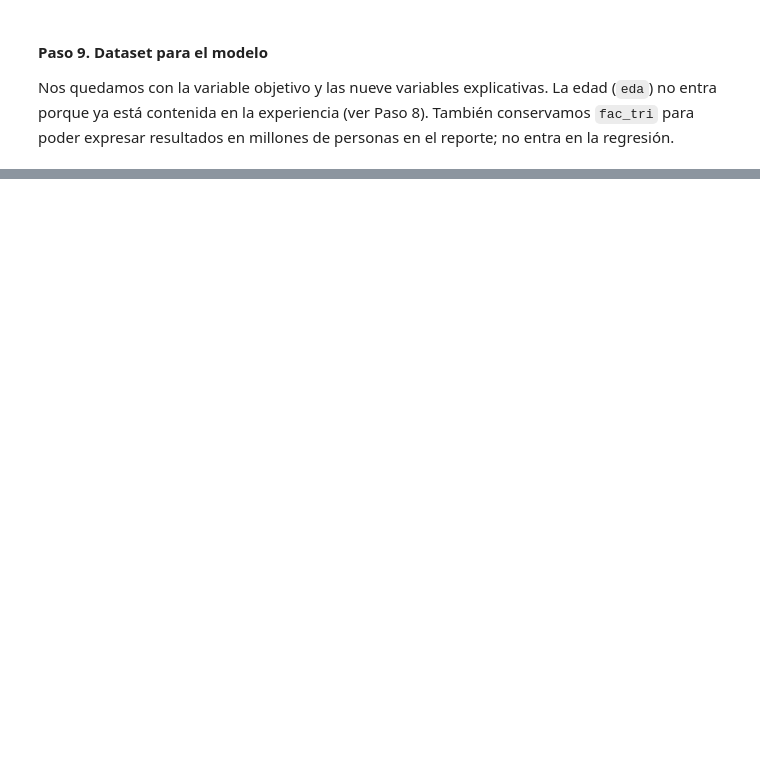
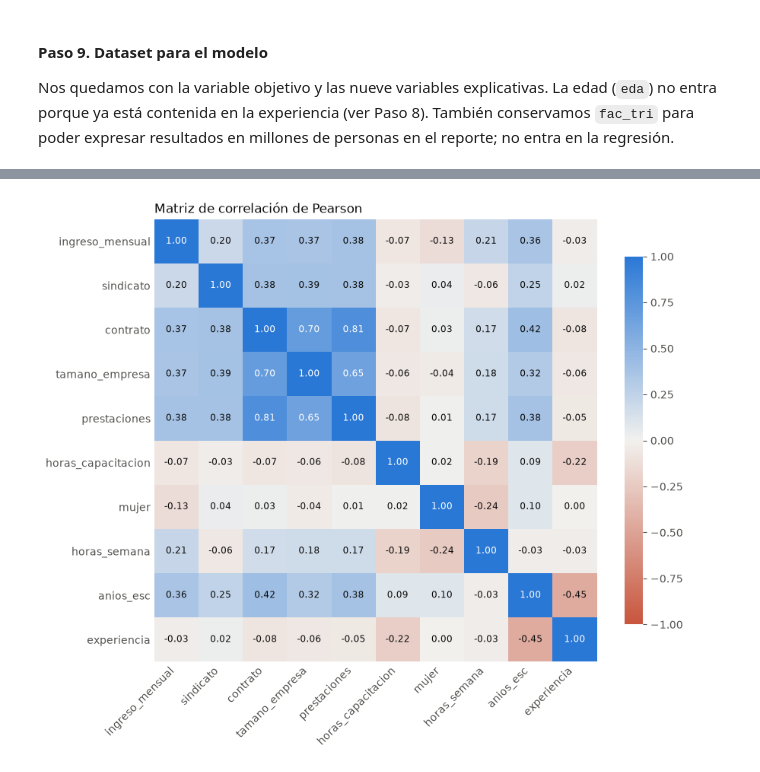
Before and after one commit to lbeltran-dev/Analisis-De-Ingreso-Mensual-En-Mexico-ENOE-2025-T1, a Jupyter notebook: Tarea5_FernandoHernandez_LuisBeltran.ipynb, the cells around one changed output, grey strips where cells are left out. Drawn from its saved outputs; the diff is of its cells as text; code cells hidden in the pictures; blank space fills up the shorter version.

```diff
--- a/Tarea5_FernandoHernandez_LuisBeltran.ipynb
+++ b/Tarea5_FernandoHernandez_LuisBeltran.ipynb
@@ -595,0 +612,34 @@ Dataset del modelo: (78453, 11)
+# %%
+from matplotlib.colors import LinearSegmentedColormap
+
+# Correlación de Pearson (sin fac_tri, que no entra al modelo)
+correlacion = modelo.drop(columns='fac_tri').corr(method='pearson')
+
+# Escala divergente: naranja (negativa) - gris (0) - azul (positiva)
+divergente = LinearSegmentedColormap.from_list('divergente', ['#c8553d', '#f2f1ee', azul])
+
+fig, ax = plt.subplots(figsize=(9, 7.5))
+im = ax.imshow(correlacion, cmap=divergente, vmin=-1, vmax=1)
+
+# Valor de cada celda
+for i in range(len(correlacion)):
+    for j in range(len(correlacion)):
+        valor = correlacion.iloc[i, j]
+        ax.text(j, i, f'{valor:.2f}', ha='center', va='center', fontsize=8.5,
+                color='white' if abs(valor) >= 0.6 else texto)
+
+ax.set_xticks(range(len(correlacion)), correlacion.columns, rotation=45, ha='right')
+ax.set_yticks(range(len(correlacion)), correlacion.columns)
+ax.tick_params(colors=texto_2, length=0)
+for lado in ax.spines.values():
+    lado.set_visible(False)
+ax.set_title('Matriz de correlación de Pearson', loc='left', color=texto, fontsize=12)
+
+barra = fig.colorbar(im, ax=ax, shrink=0.8)
+barra.ax.tick_params(colors=texto_2)
+barra.outline.set_visible(False)
+
+plt.tight_layout()
+plt.show()
+# %% [output]
+[figure, added]
```
Also changed, not shown: parts of 23 cells of this notebook, 2 other files.
